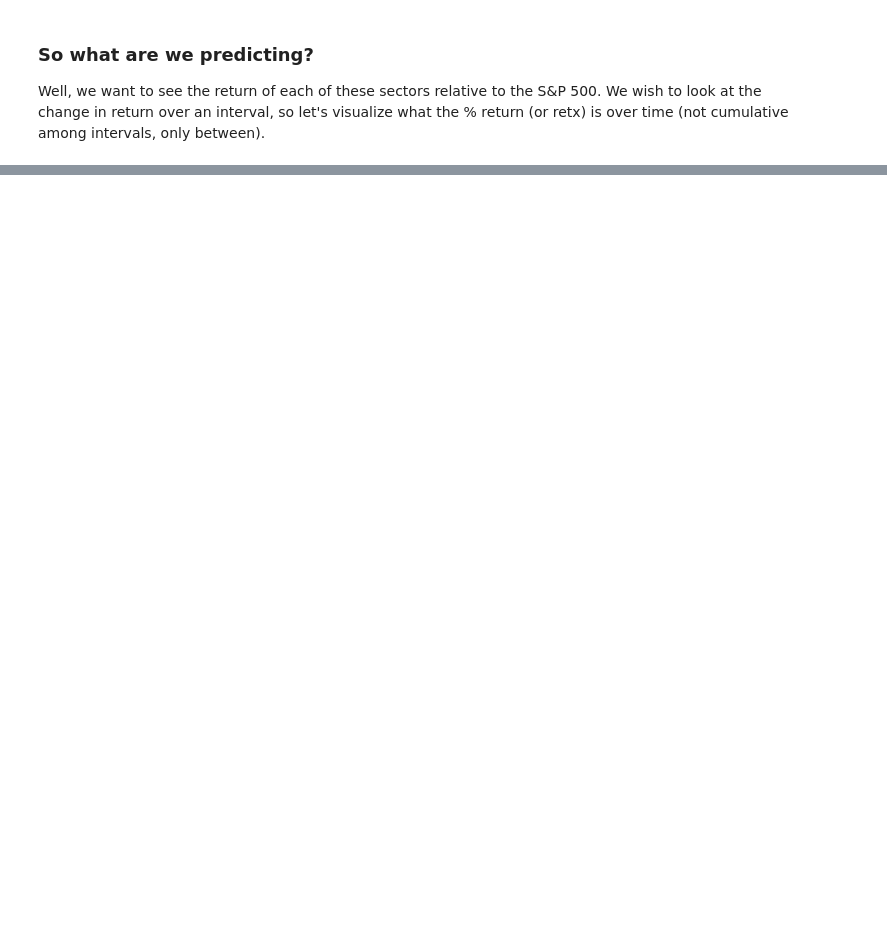
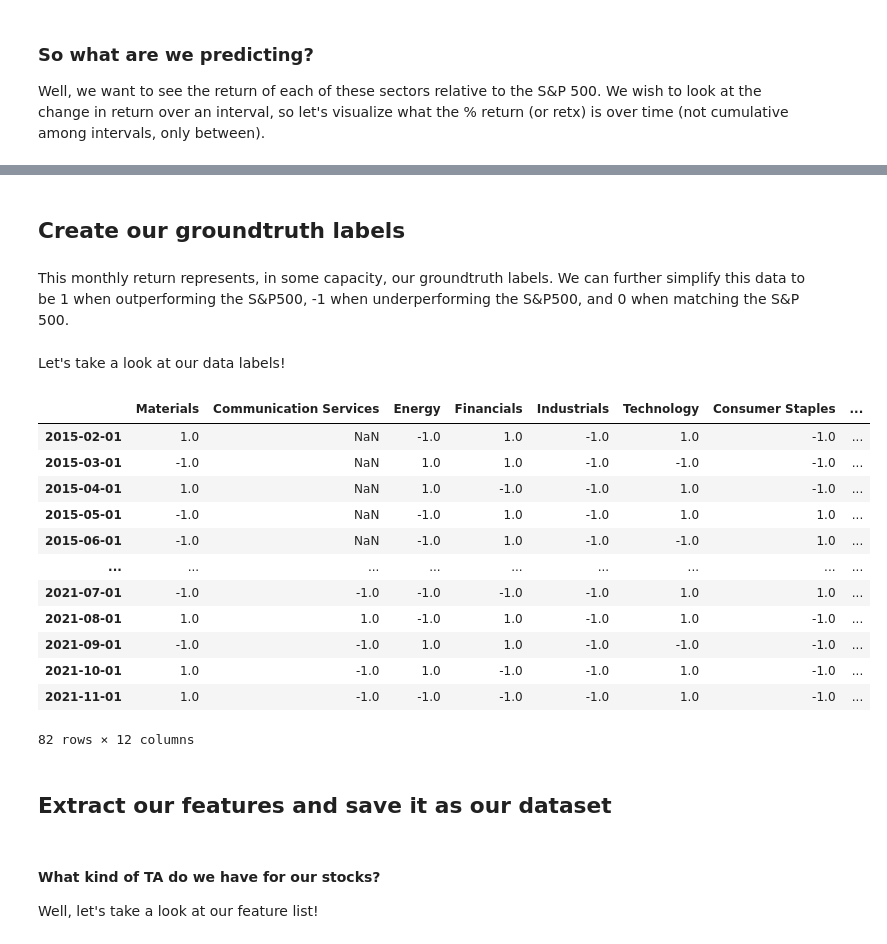
Before and after one commit to RobertSmithers/IndustryPricePrediction, a Jupyter notebook: technical_analysis.ipynb, the cells around one changed output, grey strips where cells are left out. Drawn from its saved outputs; the diff is of its cells as text; code cells hidden in the pictures; blank space fills up the shorter version.

Commit message:
MLP and data push

```diff
--- a/technical_analysis.ipynb
+++ b/technical_analysis.ipynb
@@ -171,5 +187,8 @@ def sectplot(col, stock_dict, yTitle="Value ($)", interval=None):
 # %%
 for k in stocks.keys():
+    print(k)
+    stocks[k].data = dropna(stocks[k].data)
+    # try/except
     stocks[k].data = add_all_ta_features(
         stocks[k].data,
         open=None,
@@ -205,6 +252,6 @@ sectplot("close", stocks)
 
 Well, we want to see the return of each of these sectors relative to the S&P 500. We wish to look at the change in return over an interval, so let's visualize what the % return (or retx) is over time (not cumulative among intervals, only between).
 # %%
-sectplot("retx", stocks, interval="monthly", yTitle="Monthly Return (%)")
+f = sectplot("retx", stocks, interval="monthly", yTitle="Monthly Return (%)")
 # %% [output]
 [interactive output not drawn]
@@ -214,0 +258,39 @@ From 2018-06-19 00:00:00 to 2021-12-31 00:00:00
+# %% [markdown]
+## Create our groundtruth labels
+# %% [markdown]
+This monthly return represents, in some capacity, our groundtruth labels. We can further simplify this data to be 1 when outperforming the S&P500, -1 when underperforming the S&P500, and 0 when matching the S&P 500.
+# %%
+f["S&P500"] = get_monthly_return(df)
+# %%
+
+# Set all columns relative to S&P500 return and label appropriately
+for col in f.columns:
+    f[col] -= f["S&P500"]
+    f[col][f[col] > 0] = 1
+    f[col][f[col] < 0] = -1
+    f[col][f[col] == 0] = 0
+f.drop("S&P500", axis=1, inplace=True)
+f["date"] = f.index
+# %% [markdown]
+Let's take a look at our data labels!
+# %%
+f
+# %% [output]
+|  | Materials | Communication Services | Energy | Financials | Industrials | Technology | Consumer Staples | ... |
+| 2015-02-01 | 1.0 | NaN | -1.0 | 1.0 | -1.0 | 1.0 | -1.0 | ... |
+| 2015-03-01 | -1.0 | NaN | 1.0 | 1.0 | -1.0 | -1.0 | -1.0 | ... |
+| 2015-04-01 | 1.0 | NaN | 1.0 | -1.0 | -1.0 | 1.0 | -1.0 | ... |
+| 2015-05-01 | -1.0 | NaN | -1.0 | 1.0 | -1.0 | 1.0 | 1.0 | ... |
+| 2015-06-01 | -1.0 | NaN | -1.0 | 1.0 | -1.0 | -1.0 | 1.0 | ... |
+| ... | ... | ... | ... | ... | ... | ... | ... | ... |
+| 2021-07-01 | -1.0 | -1.0 | -1.0 | -1.0 | -1.0 | 1.0 | 1.0 | ... |
+| 2021-08-01 | 1.0 | 1.0 | -1.0 | 1.0 | -1.0 | 1.0 | -1.0 | ... |
+| 2021-09-01 | -1.0 | -1.0 | 1.0 | 1.0 | -1.0 | -1.0 | -1.0 | ... |
+| 2021-10-01 | 1.0 | -1.0 | 1.0 | -1.0 | -1.0 | 1.0 | -1.0 | ... |
+| 2021-11-01 | 1.0 | -1.0 | -1.0 | -1.0 | -1.0 | 1.0 | -1.0 | ... |
+82 rows × 12 columns
+# %% [markdown]
+## Extract our features and save it as our dataset
+# %% [markdown]
+#### What kind of TA do we have for our stocks?
+Well, let's take a look at our feature list!
```
Also changed, not shown: parts of 16 cells of this notebook, 17 other files.
